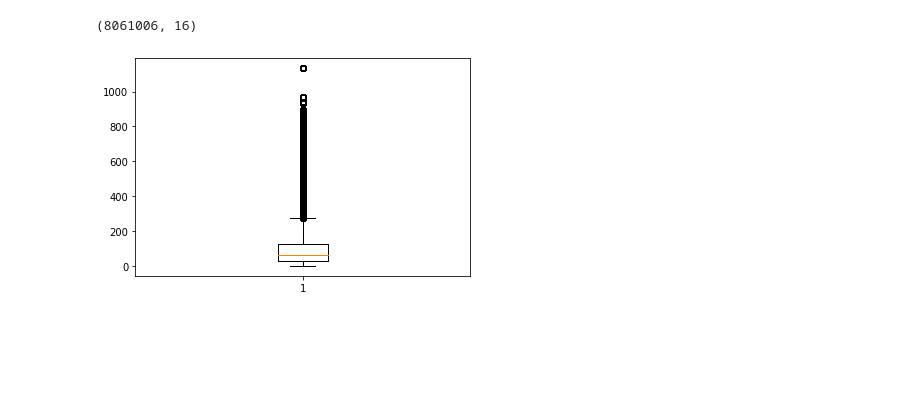
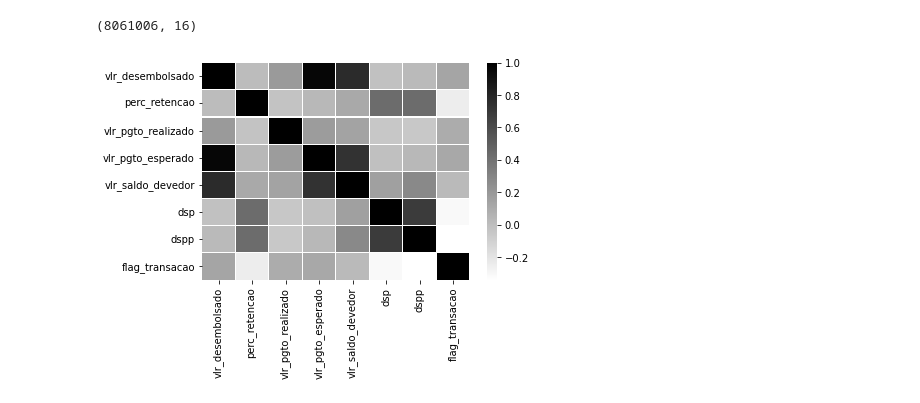
Before and after one commit to murilofarias10/STONE_DATA_CHALLENGE_2022-MURILO-FARIAS, a Jupyter notebook: STONE_DATA_CHALLENGE_2022_MURILO_FARIAS.ipynb, the cells around one changed output. Saved outputs shown, nothing was run; the diff lists cells and outputs as text; code cells hidden in the pictures; blank space fills up the shorter version.

Commit message:
Repositório criado para entrega final do desafio: Data Challenge - STONE TECH

```diff
--- a/STONE_DATA_CHALLENGE_2022_MURILO_FARIAS.ipynb
+++ b/STONE_DATA_CHALLENGE_2022_MURILO_FARIAS.ipynb
@@ -103,3 +107,10 @@ PORTFOLIO_GERAL_TRATADO.shape
+# %%
+#Gerar tabela correlação para colunas númericas
+corr = PORTFOLIO_GERAL_TRATADO.corr()
+sns.heatmap(corr, cmap = "gist_gray_r", linewidths = 0.1)
+plt.show()
+# %% [output]
+[figure, added]
 # %%
 #Download do arquivo tratado: PORTFOLIO_GERAL_TRATADO
 PORTFOLIO_GERAL_TRATADO.to_csv("PORTFOLIO_GERAL_TRATADO.csv", index=False)
@@ -115,4 +123,0 @@ from matplotlib import pyplot as plt
-# %%
-plt.boxplot(PORTFOLIO_GERAL_TRATADO["vlr_pgto_esperado"]);
-# %% [output]
-[figure, removed]
```
Also changed, not shown: parts of 4 cells of this notebook.
